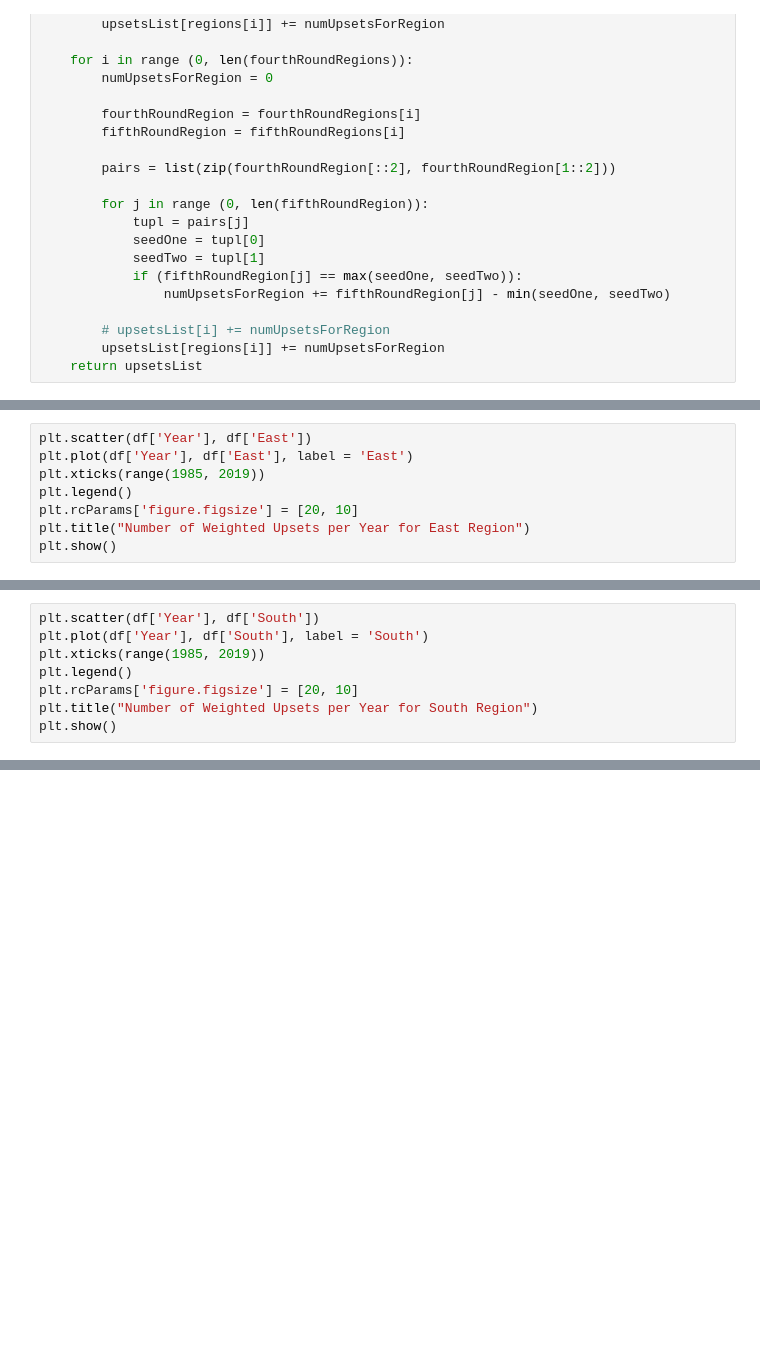
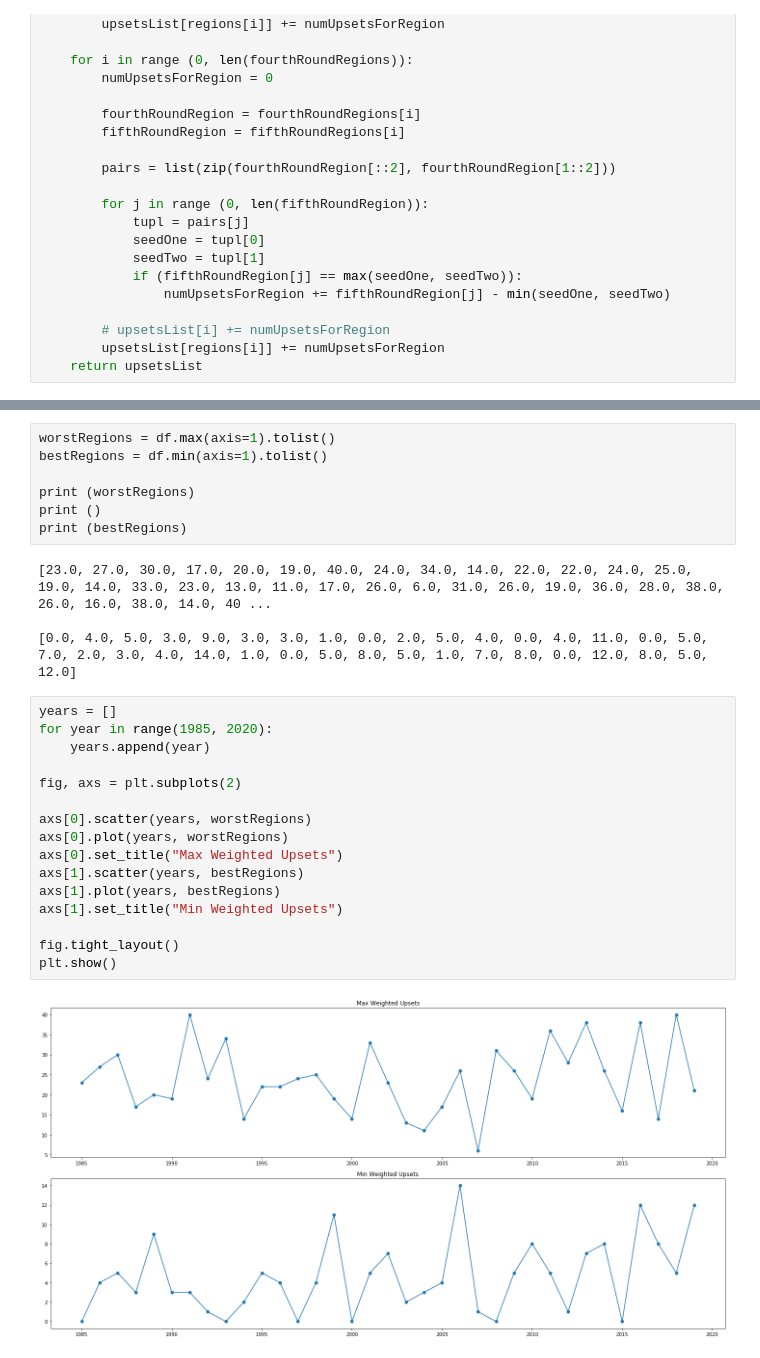
Before and after one commit to ian-ludden/power-model-ncaa, a Jupyter notebook: utils/UpsetGraphs.ipynb, the cells around one changed output, grey strips where cells are left out. Saved outputs shown, nothing was run; the diff lists cells and outputs as text; blank space fills up the shorter version.

```diff
--- a/utils/UpsetGraphs.ipynb
+++ b/utils/UpsetGraphs.ipynb
@@ -550,8 +405,0 @@ plt.show()
-# %%
-plt.scatter(df['Year'], df['East'])
-plt.plot(df['Year'], df['East'], label = 'East')
-plt.xticks(range(1985, 2019))
-plt.legend()
-plt.rcParams['figure.figsize'] = [20, 10]
-plt.title("Number of Weighted Upsets per Year for East Region")
-plt.show()
@@ -560,8 +405,0 @@ plt.show()
-# %%
-plt.scatter(df['Year'], df['South'])
-plt.plot(df['Year'], df['South'], label = 'South')
-plt.xticks(range(1985, 2019))
-plt.legend()
-plt.rcParams['figure.figsize'] = [20, 10]
-plt.title("Number of Weighted Upsets per Year for South Region")
-plt.show()
@@ -600,0 +406,29 @@ plt.show()
+# %%
+worstRegions = df.max(axis=1).tolist()
+bestRegions = df.min(axis=1).tolist()
+
+print (worstRegions)
+print ()
+print (bestRegions)
+# %% [output]
+[23.0, 27.0, 30.0, 17.0, 20.0, 19.0, 40.0, 24.0, 34.0, 14.0, 22.0, 22.0, 24.0, 25.0, 19.0, 14.0, 33.0, 23.0, 13.0, 11.0, 17.0, 26.0, 6.0, 31.0, 26.0, 19.0, 36.0, 28.0, 38.0, 26.0, 16.0, 38.0, 14.0, 40 ...
+
+[0.0, 4.0, 5.0, 3.0, 9.0, 3.0, 3.0, 1.0, 0.0, 2.0, 5.0, 4.0, 0.0, 4.0, 11.0, 0.0, 5.0, 7.0, 2.0, 3.0, 4.0, 14.0, 1.0, 0.0, 5.0, 8.0, 5.0, 1.0, 7.0, 8.0, 0.0, 12.0, 8.0, 5.0, 12.0]
+# %%
+years = []
+for year in range(1985, 2020):
+    years.append(year)
+
+fig, axs = plt.subplots(2)
+
+axs[0].scatter(years, worstRegions)
+axs[0].plot(years, worstRegions)
+axs[0].set_title("Max Weighted Upsets")
+axs[1].scatter(years, bestRegions)
+axs[1].plot(years, bestRegions)
+axs[1].set_title("Min Weighted Upsets")
+
+fig.tight_layout()
+plt.show()
+# %% [output]
+[figure, added]
```
Also changed, not shown: parts of 21 cells of this notebook.
